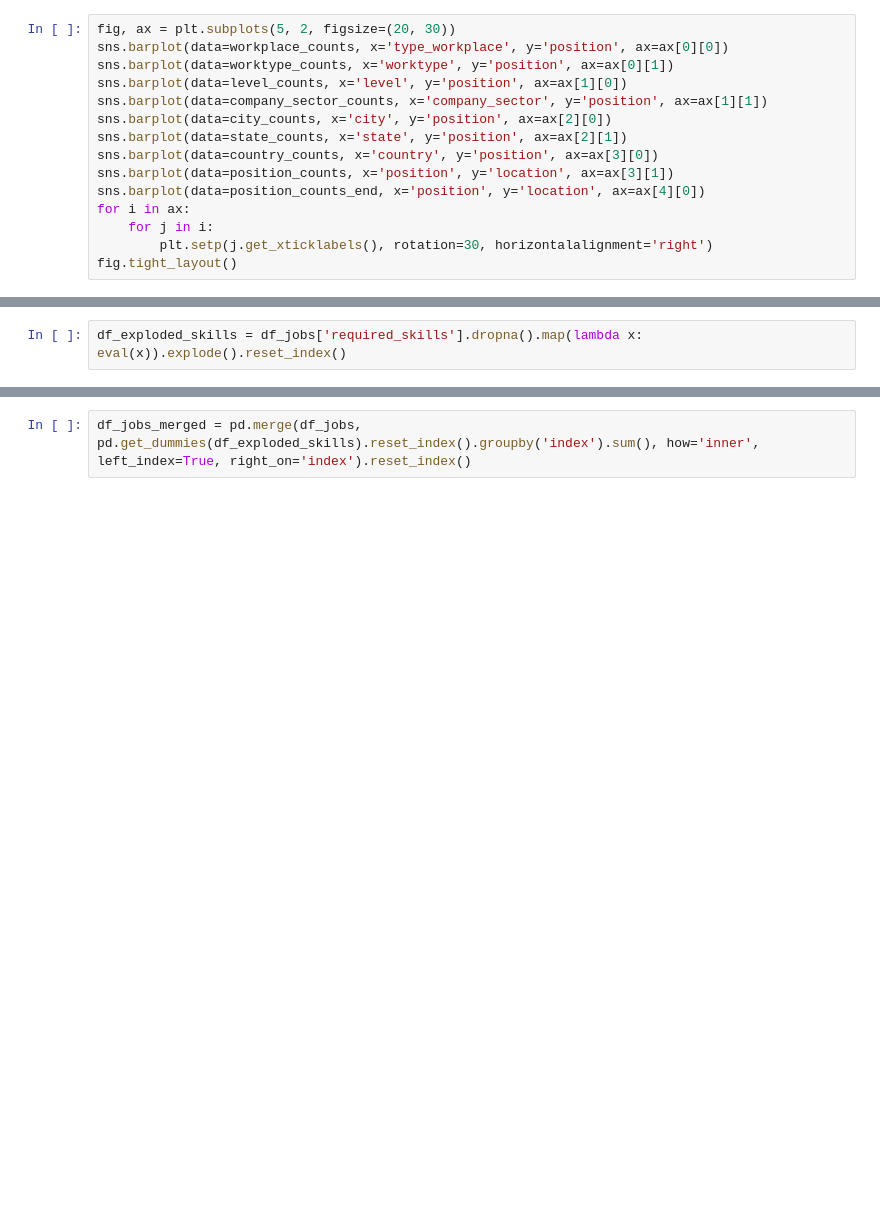
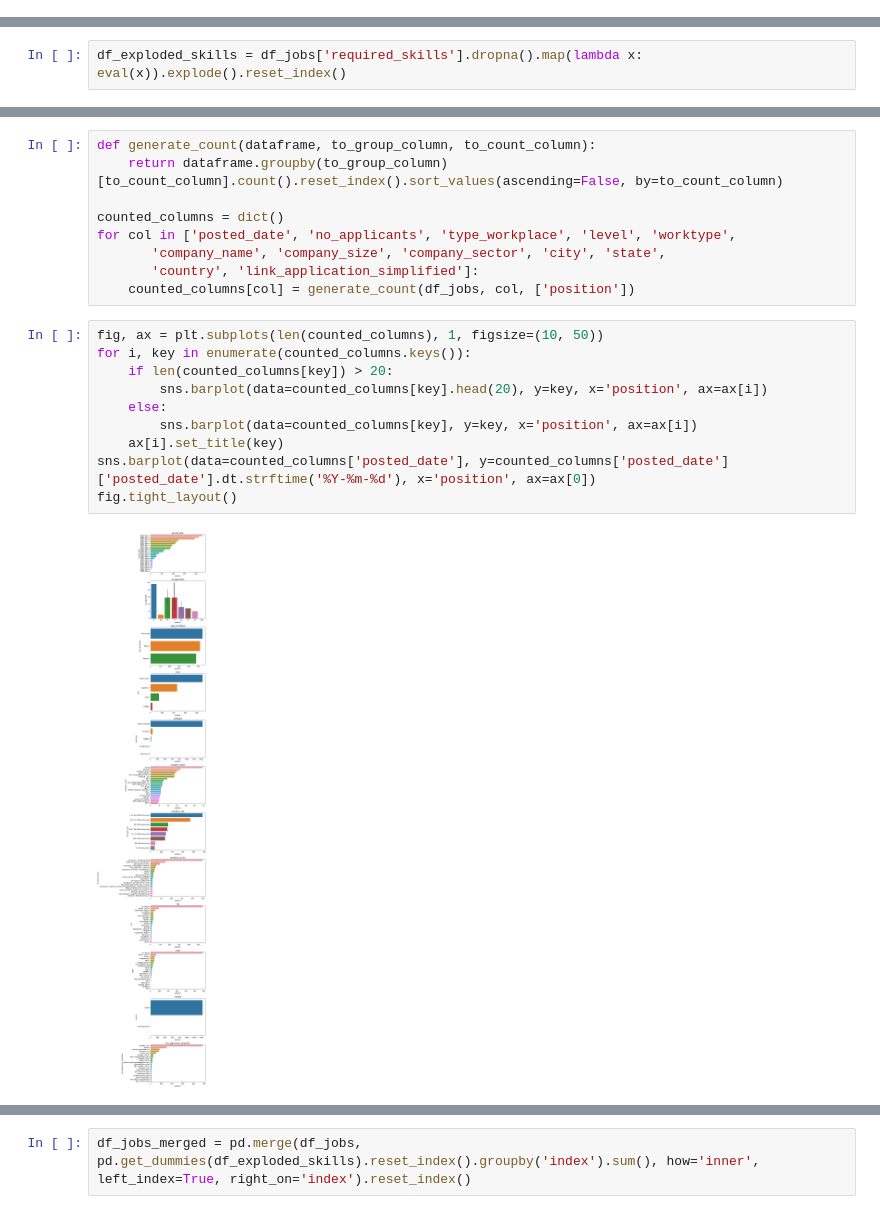
Before and after one commit to alexaiung/Data-Analytics-Job-Tendencies, a Jupyter notebook: job_analysis.ipynb, the cells around one changed output, grey strips where cells are left out. Cells and saved outputs as stored; diff of their text form; blank space fills up the shorter version.

```diff
--- a/job_analysis.ipynb
+++ b/job_analysis.ipynb
@@ -484,15 +0,0 @@ position_counts_end = df_jobs.groupby('position')[['location']].count().reset_in
-# %%
-fig, ax = plt.subplots(5, 2, figsize=(20, 30))
-sns.barplot(data=workplace_counts, x='type_workplace', y='position', ax=ax[0][0])
-sns.barplot(data=worktype_counts, x='worktype', y='position', ax=ax[0][1])
-sns.barplot(data=level_counts, x='level', y='position', ax=ax[1][0])
-sns.barplot(data=company_sector_counts, x='company_sector', y='position', ax=ax[1][1])
-sns.barplot(data=city_counts, x='city', y='position', ax=ax[2][0])
-sns.barplot(data=state_counts, x='state', y='position', ax=ax[2][1])
-sns.barplot(data=country_counts, x='country', y='position', ax=ax[3][0])
-sns.barplot(data=position_counts, x='position', y='location', ax=ax[3][1])
-sns.barplot(data=position_counts_end, x='position', y='location', ax=ax[4][0])
-for i in ax:
-    for j in i:
-        plt.setp(j.get_xticklabels(), rotation=30, horizontalalignment='right')
-fig.tight_layout()
@@ -628,0 +74,21 @@ plt.tight_layout()
+# %%
+def generate_count(dataframe, to_group_column, to_count_column):
+    return dataframe.groupby(to_group_column)[to_count_column].count().reset_index().sort_values(ascending=False, by=to_count_column)
+
+counted_columns = dict()
+for col in ['posted_date', 'no_applicants', 'type_workplace', 'level', 'worktype',
+       'company_name', 'company_size', 'company_sector', 'city', 'state',
+       'country', 'link_application_simplified']:
+    counted_columns[col] = generate_count(df_jobs, col, ['position'])
+# %%
+fig, ax = plt.subplots(len(counted_columns), 1, figsize=(10, 50))
+for i, key in enumerate(counted_columns.keys()):
+    if len(counted_columns[key]) > 20:
+        sns.barplot(data=counted_columns[key].head(20), y=key, x='position', ax=ax[i])
+    else:
+        sns.barplot(data=counted_columns[key], y=key, x='position', ax=ax[i])
+    ax[i].set_title(key)
+sns.barplot(data=counted_columns['posted_date'], y=counted_columns['posted_date']['posted_date'].dt.strftime('%Y-%m-%d'), x='position', ax=ax[0])
+fig.tight_layout()
+# %% [output]
+[figure, added]
```
Also changed, not shown: parts of 104 cells of this notebook, 2 other files.
